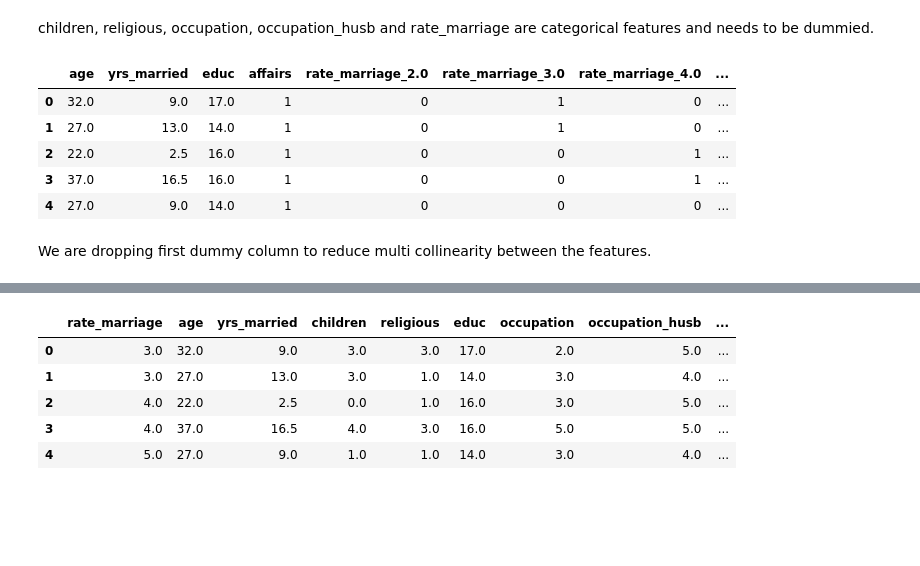
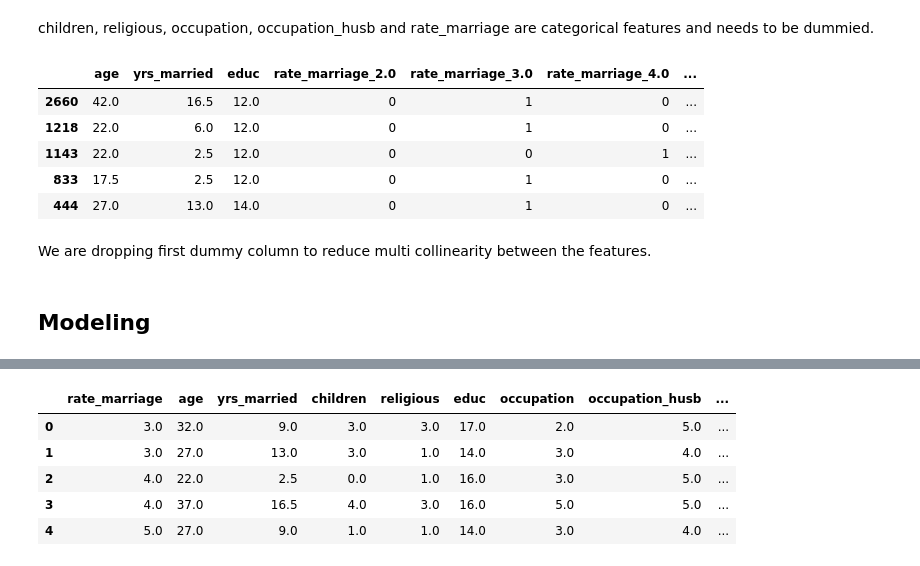
Before and after one commit to albinjohn366/DataScience_Tutorials, a Jupyter notebook: Logistic_Regression.ipynb, the cells around one changed output, grey strips where cells are left out. Drawn from its saved outputs; the diff is of its cells as text; code cells hidden in the pictures; blank space fills up the shorter version.

```diff
--- a/Logistic_Regression.ipynb
+++ b/Logistic_Regression.ipynb
@@ -169,7 +169,7 @@ Before going ahead with this, there is a need to make dummy columns. This is bec
 # %%
 # Defining the input and output
 X = df.drop(['affairs'], axis=1)
-Y = df['affairs']
+Y = df['affairs'].values
 # %%
 # Splitting the data
 X_train, X_test, Y_train, Y_test = train_test_split(X, Y, test_size=0.7)
@@ -178,15 +178,15 @@ X_train, X_test, Y_train, Y_test = train_test_split(X, Y, test_size=0.7)
 # %% [markdown]
 children, religious, occupation, occupation_husb and rate_marriage are categorical features and needs to be dummied.
 # %%
-df_withDummy = df.astype({'children': 'category', 'religious': 'category', 'occupation': 'category', 'occupation_husb': 'category', 'rate_marriage': 'category' })
-df_withDummy = pd.get_dummies(df_withDummy, drop_first=True)
-df_withDummy.head()
+X_train_withDummy =  X_train.astype({'children': 'category', 'religious': 'category', 'occupation': 'category', 'occupation_husb': 'category', 'rate_marriage': 'category' })
+X_train_withDummy = pd.get_dummies(X_train_withDummy, drop_first=True)
+X_train_withDummy.head()
 # %% [output]
-|  | age | yrs_married | educ | affairs | rate_marriage_2.0 | rate_marriage_3.0 | rate_marriage_4.0 | ... |
-| 0 | 32.0 | 9.0 | 17.0 | 1 | 0 | 1 | 0 | ... |
-| 1 | 27.0 | 13.0 | 14.0 | 1 | 0 | 1 | 0 | ... |
-| 2 | 22.0 | 2.5 | 16.0 | 1 | 0 | 0 | 1 | ... |
-| 3 | 37.0 | 16.5 | 16.0 | 1 | 0 | 0 | 1 | ... |
-| 4 | 27.0 | 9.0 | 14.0 | 1 | 0 | 0 | 0 | ... |
+|  | age | yrs_married | educ | rate_marriage_2.0 | rate_marriage_3.0 | rate_marriage_4.0 | ... |
+| 2660 | 42.0 | 16.5 | 12.0 | 0 | 1 | 0 | ... |
+| 1218 | 22.0 | 6.0 | 12.0 | 0 | 1 | 0 | ... |
+| 1143 | 22.0 | 2.5 | 12.0 | 0 | 0 | 1 | ... |
+| 833 | 17.5 | 2.5 | 12.0 | 0 | 1 | 0 | ... |
+| 444 | 27.0 | 13.0 | 14.0 | 0 | 1 | 0 | ... |
 # %% [markdown]
 We are dropping first dummy column to reduce multi collinearity between the features.
@@ -199,0 +193,2 @@ X_train_withDummy, X_test_withDummy, Y_train_wiithDummy, Y_test_withDummy = trai
+# %% [markdown]
+## **Modeling**
```
Also changed, not shown: parts of 18 cells of this notebook.
